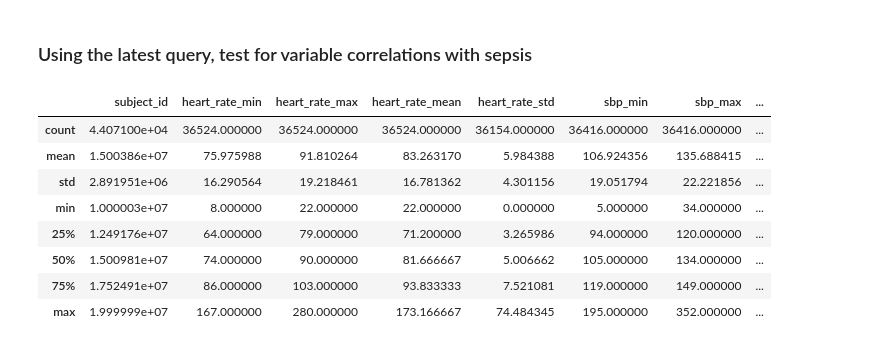
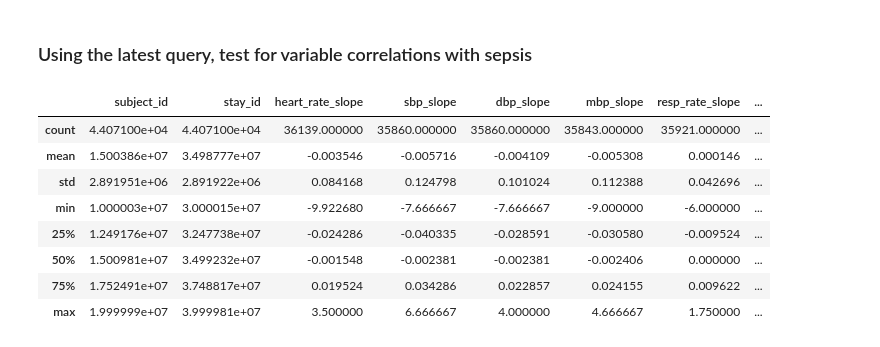
Before and after one commit to cdboer/kp-medizinische-informatik-ss23, a Jupyter notebook: eda/eda.ipynb, the cells around one changed output. Drawn from its saved outputs; the diff is of its cells as text; code cells hidden in the pictures.

```diff
--- a/eda/eda.ipynb
+++ b/eda/eda.ipynb
@@ -888,28 +888,29 @@ plt.show()
 # %%
 WINDOW_SIZE_H = 8
 WINDOW_STOP_SIZE_H = 2
 RANDOM_STATE = 42
 
 # Extract the training data from the database
 # This query returns a table with all the features for each patient in the cohort
-variables = sql_to_df("./sql/variables_filtered.sql", {"window_size_h": WINDOW_SIZE_H, "window_stop_size_h": WINDOW_STOP_SIZE_H})
+# variables = sql_to_df("./sql/variables_filtered.sql", {"window_size_h": WINDOW_SIZE_H, "window_stop_size_h": WINDOW_STOP_SIZE_H})
+variables = sql_to_df("./sql/variables_slope.sql", {"window_size_h": WINDOW_SIZE_H, "window_stop_size_h": WINDOW_STOP_SIZE_H})
 
 # Filter out duplicate columns (by name)
 variables = variables.loc[:, ~variables.columns.duplicated()]
 
 # Summary statistics, increase number of shown columns
 pd.set_option("display.max_columns", 500)
 variables.describe()
 # %% [output]
-|  | subject_id | heart_rate_min | heart_rate_max | heart_rate_mean | heart_rate_std | sbp_min | sbp_max | ... |
-| count | 4.407100e+04 | 36524.000000 | 36524.000000 | 36524.000000 | 36154.000000 | 36416.000000 | 36416.000000 | ... |
-| mean | 1.500386e+07 | 75.975988 | 91.810264 | 83.263170 | 5.984388 | 106.924356 | 135.688415 | ... |
-| std | 2.891951e+06 | 16.290564 | 19.218461 | 16.781362 | 4.301156 | 19.051794 | 22.221856 | ... |
-| min | 1.000003e+07 | 8.000000 | 22.000000 | 22.000000 | 0.000000 | 5.000000 | 34.000000 | ... |
-| 25% | 1.249176e+07 | 64.000000 | 79.000000 | 71.200000 | 3.265986 | 94.000000 | 120.000000 | ... |
-| 50% | 1.500981e+07 | 74.000000 | 90.000000 | 81.666667 | 5.006662 | 105.000000 | 134.000000 | ... |
-| 75% | 1.752491e+07 | 86.000000 | 103.000000 | 93.833333 | 7.521081 | 119.000000 | 149.000000 | ... |
-| max | 1.999999e+07 | 167.000000 | 280.000000 | 173.166667 | 74.484345 | 195.000000 | 352.000000 | ... |
+|  | subject_id | stay_id | heart_rate_slope | sbp_slope | dbp_slope | mbp_slope | resp_rate_slope | ... |
+| count | 4.407100e+04 | 4.407100e+04 | 36139.000000 | 35860.000000 | 35860.000000 | 35843.000000 | 35921.000000 | ... |
+| mean | 1.500386e+07 | 3.498777e+07 | -0.003546 | -0.005716 | -0.004109 | -0.005308 | 0.000146 | ... |
+| std | 2.891951e+06 | 2.891922e+06 | 0.084168 | 0.124798 | 0.101024 | 0.112388 | 0.042696 | ... |
+| min | 1.000003e+07 | 3.000015e+07 | -9.922680 | -7.666667 | -7.666667 | -9.000000 | -6.000000 | ... |
+| 25% | 1.249176e+07 | 3.247738e+07 | -0.024286 | -0.040335 | -0.028591 | -0.030580 | -0.009524 | ... |
+| 50% | 1.500981e+07 | 3.499232e+07 | -0.001548 | -0.002381 | -0.002381 | -0.002406 | 0.000000 | ... |
+| 75% | 1.752491e+07 | 3.748817e+07 | 0.019524 | 0.034286 | 0.022857 | 0.024155 | 0.009622 | ... |
+| max | 1.999999e+07 | 3.999981e+07 | 3.500000 | 6.666667 | 4.000000 | 4.666667 | 1.750000 | ... |
 # %%
 # Ensure that sepsis is the last column
 sepsis_col = variables.pop("sepsis")
```
Also changed, not shown: parts of 4 cells of this notebook, 1 other file.
